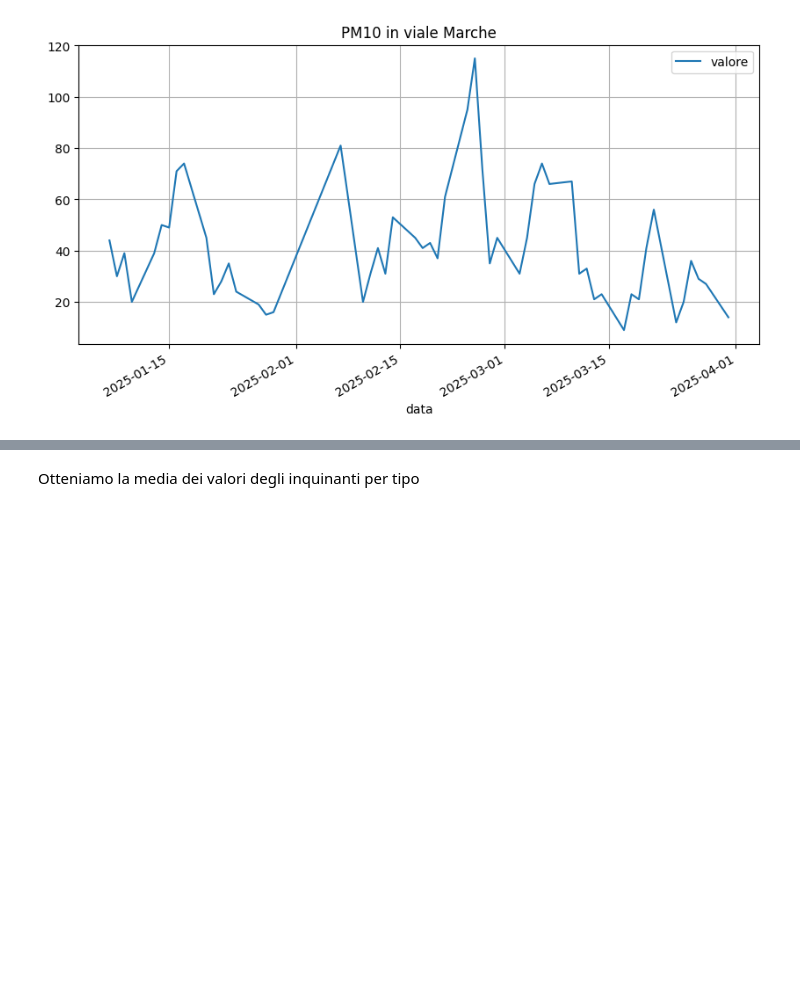
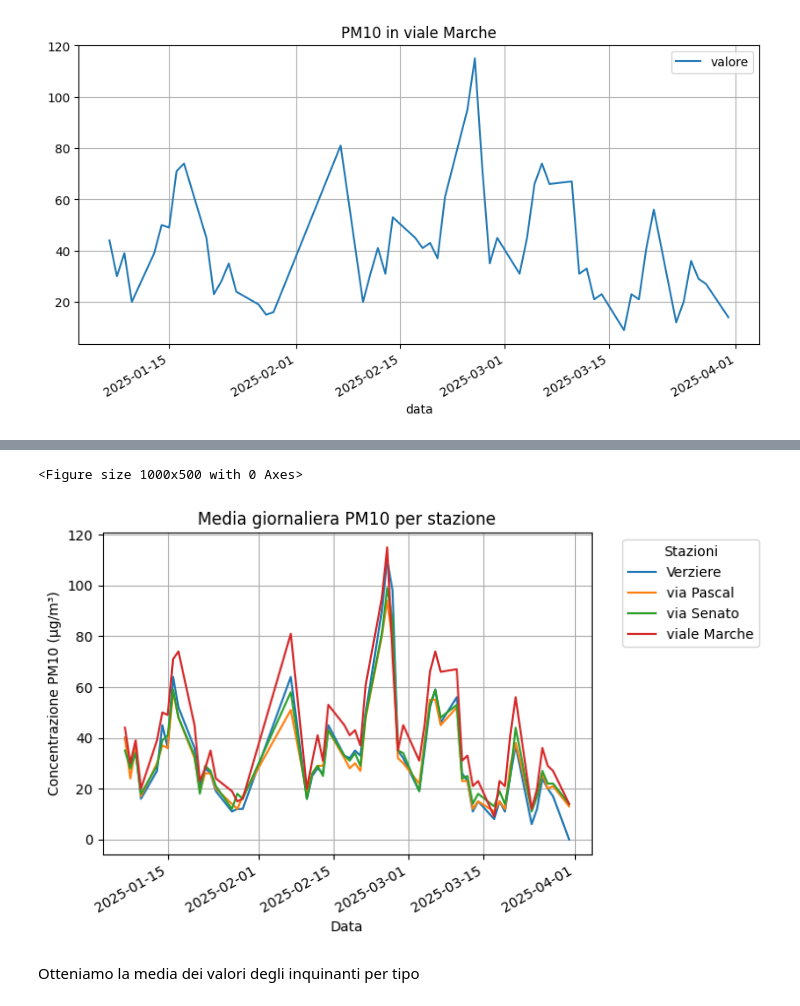
Before and after one commit to AntoninoCardillo2/Progetto_BigData, a Jupyter notebook: progetto_big_data.ipynb, the cells around one changed output, grey strips where cells are left out. Saved outputs shown, nothing was run; the diff lists cells and outputs as text; code cells hidden in the pictures; blank space fills up the shorter version.

```diff
--- a/progetto_big_data.ipynb
+++ b/progetto_big_data.ipynb
@@ -100,0 +94,11 @@ df_inquinanti_stazione_pv.plot(title='Media giornaliera degli inquinanti per sta
+# %%
+# Recupero prima l'inquinante PM10
+df_pm10 = df_inquinanti[df_inquinanti['inquinante'] == 'PM10']
+
+# Crea la pivot table
+df_pm10_stazioni = df_pm10.pivot_table(
+    index='data',
+    columns='nome stazione',
+    values='valore',
+    aggfunc='mean'
+)
@@ -101,3 +115,18 @@ df_inquinanti_stazione_pv.plot(title='Media giornaliera degli inquinanti per sta
+# %%
+# Creo il grafico
+plt.figure(figsize=(10, 5))
+df_pm10_stazioni.plot(
+    title='Media giornaliera PM10 per stazione',
+    grid=True
+)
+plt.xlabel('Data')
+plt.ylabel('Concentrazione PM10 (μg/m³)')
+plt.legend(title='Stazioni', bbox_to_anchor=(1.05, 1), loc='upper left')
+#plt.tight_layout()
+plt.show()
+# %% [output]
+<Figure size 1000x500 with 0 Axes>
+[figure, added]
 # %% [markdown]
 Otteniamo la media dei valori degli inquinanti per tipo
 # %%
```
Also changed, not shown: parts of 45 cells of this notebook.
